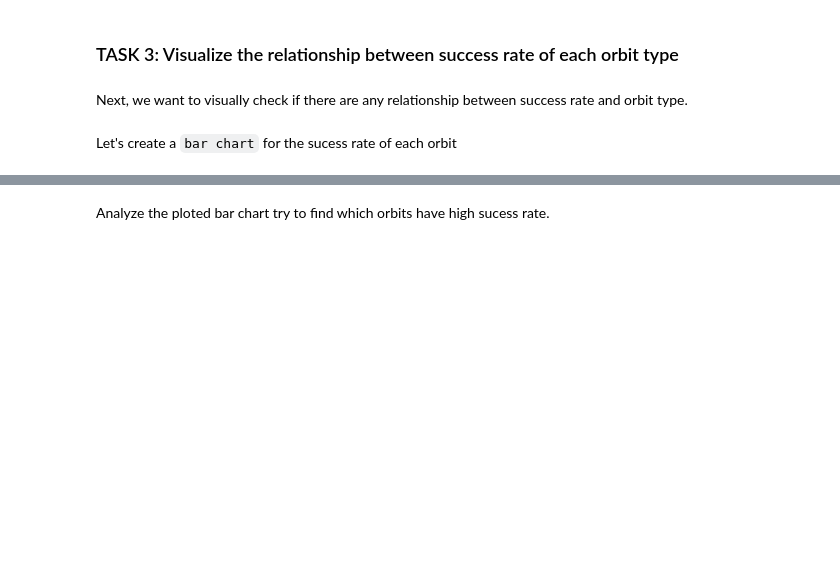
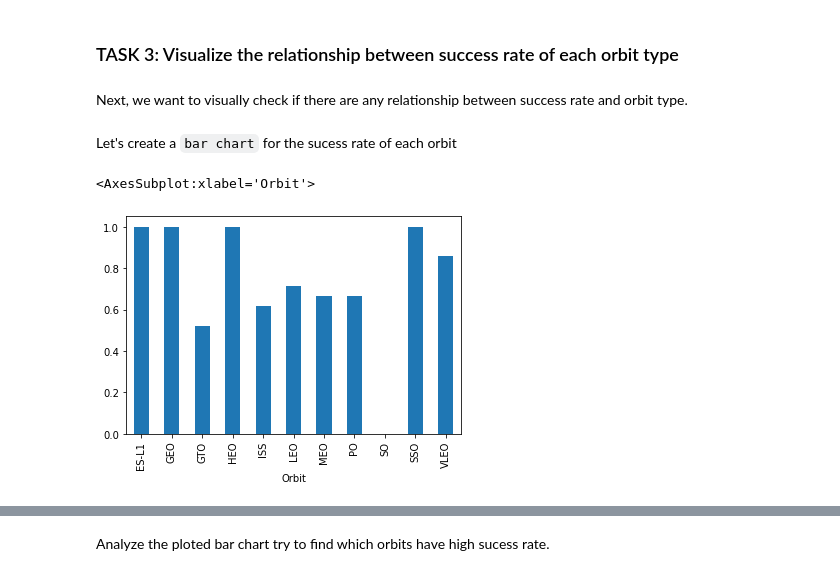
Before and after one commit to colliercoder/IBM-Datascience-Capstone-Project, a Jupyter notebook: COMPLETE THE EDA WITH VISUALIZATION LAB.ipynb, the cells around one changed output, grey strips where cells are left out. Saved outputs shown, nothing was run; the diff lists cells and outputs as text; code cells hidden in the pictures; blank space fills up the shorter version.

```diff
--- a/COMPLETE THE EDA WITH VISUALIZATION LAB.ipynb
+++ b/COMPLETE THE EDA WITH VISUALIZATION LAB.ipynb
@@ -122,8 +122,8 @@ Let's create a `bar chart` for the sucess rate of each orbit
 # %%
 # HINT use groupby method on Orbit column and get the mean of Class column
 
 
-sns.catplot(y="LaunchSite", x="PayloadMass", hue="Class", data=df, aspect = 5)
-plt.xlabel("Payload mass kg",fontsize=20)
-plt.ylabel("Launch Site",fontsize=20)
-plt.show()
+df.groupby(['Orbit'])['Class'].mean().plot(kind='bar')
+# %% [output]
+<AxesSubplot:xlabel='Orbit'>
+[figure, added]
```
Also changed, not shown: parts of 8 cells of this notebook.
